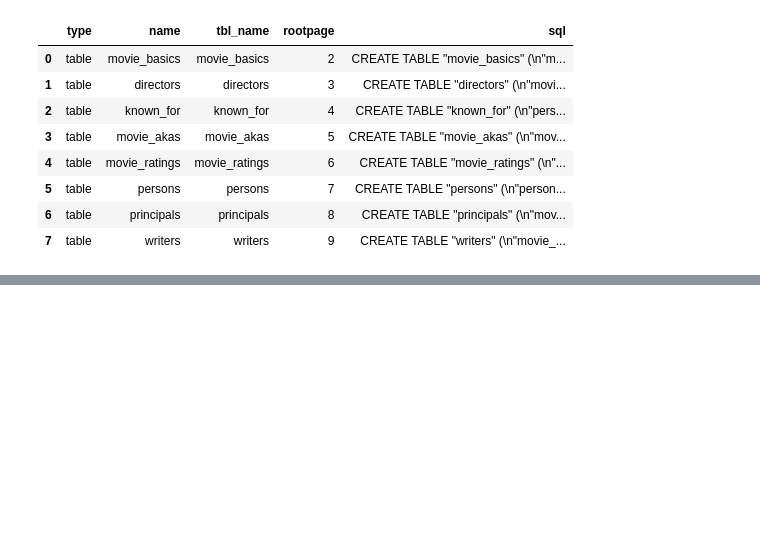
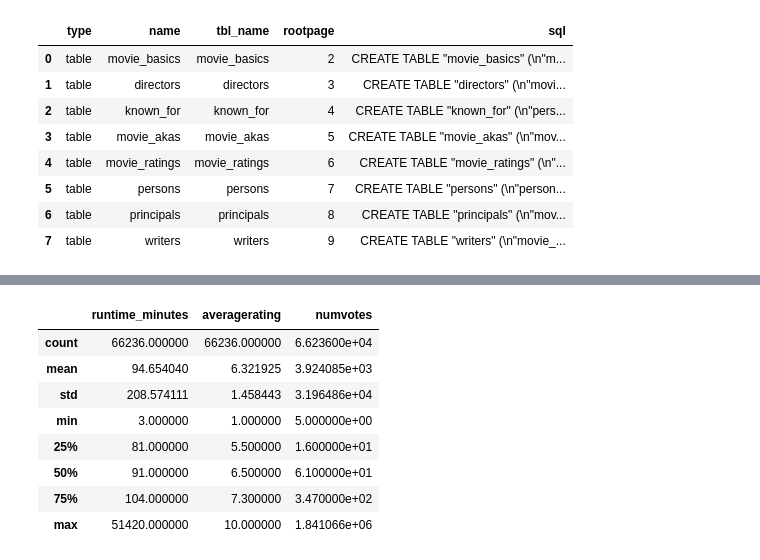
Before and after one commit to judyk47/dsc-sql-summative-lab, a Jupyter notebook: SQLSummativeLab.ipynb, the cells around one changed output, grey strips where cells are left out. Saved outputs shown, nothing was run; the diff lists cells and outputs as text; code cells hidden in the pictures; blank space fills up the shorter version.

```diff
--- a/SQLSummativeLab.ipynb
+++ b/SQLSummativeLab.ipynb
@@ -421,0 +492,21 @@ None
+# %%
+# run time vs rating
+
+runtime_rating = """
+SELECT mb.runtime_minutes, mr.averagerating, mr.numvotes
+FROM movie_basics mb
+JOIN movie_ratings mr ON mb.movie_id = mr.movie_id
+WHERE start_year <= 2019 AND runtime_minutes IS NOT NULL AND averagerating IS NOT NULL;
+"""
+runtime_vs_rating = pd.read_sql(runtime_rating, conn4)
+runtime_vs_rating.describe()
+# %% [output]
+|  | runtime_minutes | averagerating | numvotes |
+| count | 66236.000000 | 66236.000000 | 6.623600e+04 |
+| mean | 94.654040 | 6.321925 | 3.924085e+03 |
+| std | 208.574111 | 1.458443 | 3.196486e+04 |
+| min | 3.000000 | 1.000000 | 5.000000e+00 |
+| 25% | 81.000000 | 5.500000 | 1.600000e+01 |
+| 50% | 91.000000 | 6.500000 | 6.100000e+01 |
+| 75% | 104.000000 | 7.300000 | 3.470000e+02 |
+| max | 51420.000000 | 10.000000 | 1.841066e+06 |
```
Also changed, not shown: parts of 7 cells of this notebook.
